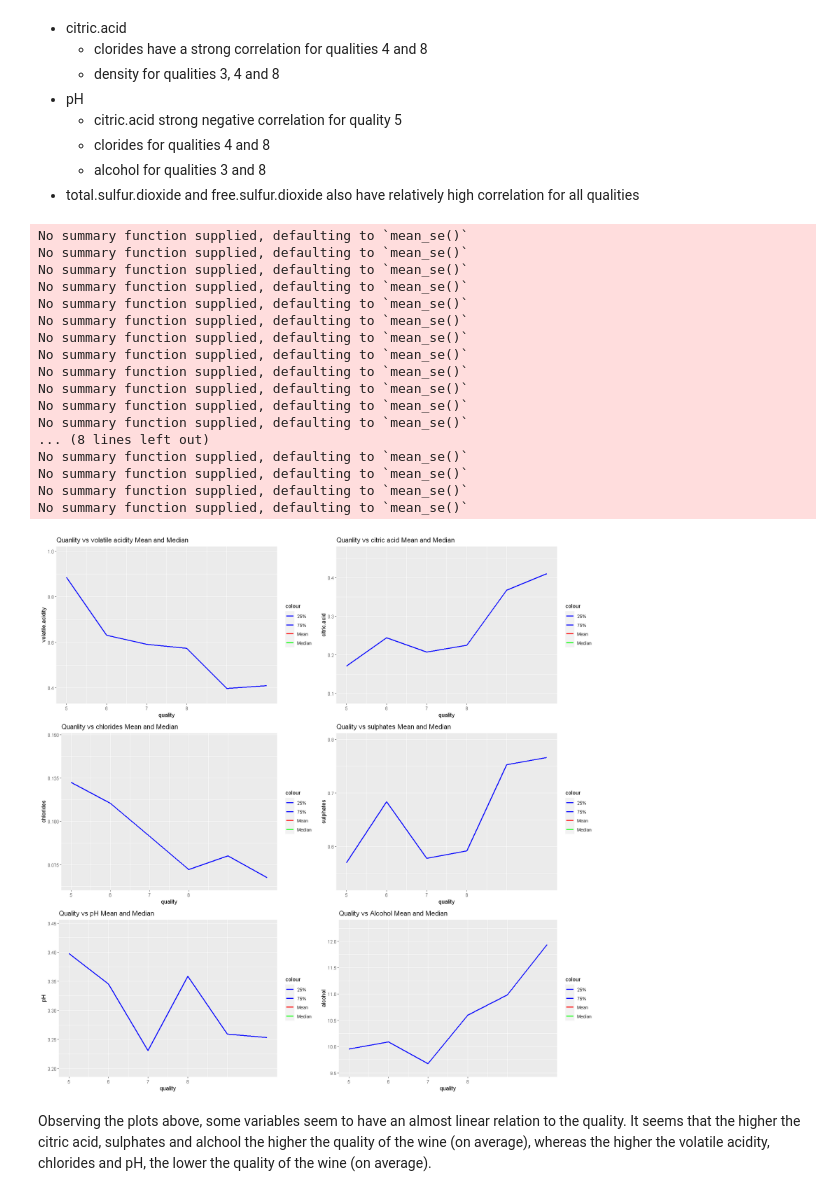
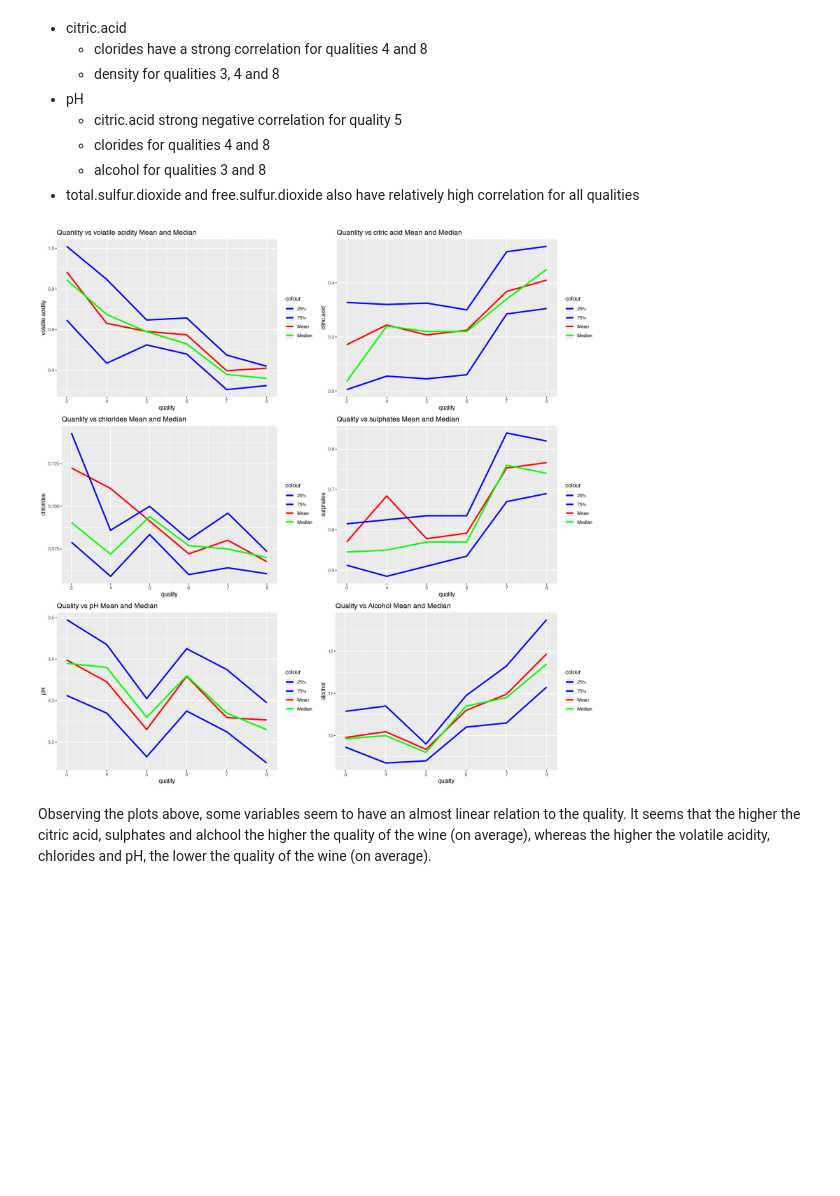
Before and after one commit to marianamonteiro07/redwinequality, a Jupyter notebook: EAD_2_FINAL.ipynb, the cells around one changed output. Cells and saved outputs as stored; diff of their text form; code cells hidden in the pictures; blank space fills up the shorter version.

```diff
--- a/EAD_2_FINAL.ipynb
+++ b/EAD_2_FINAL.ipynb
@@ -224,7 +254,6 @@ Some of the most notorious correlations are:
     - alcohol for qualities 3 and 8
 - total.sulfur.dioxide and free.sulfur.dioxide also have relatively high correlation for all qualities
 # %%
-options(warn=-1)
 options(repr.plot.width=15, repr.plot.height=15)
 p1 = ggplot(aes(y=volatile.acidity, x=quality), data=data)+
   geom_line(stat='summary', fun.y=mean, size=1, aes(color='Mean'))+
@@ -234,7 +263,7 @@ p1 = ggplot(aes(y=volatile.acidity, x=quality), data=data)+
             size=1, aes(color='25%'))+
   geom_line(stat='summary', fun.y=quantile, fun.args=list(probs=0.75),
             size=1, aes(color='75%'))+
-  scale_x_continuous(breaks = 1:6, label = 3:8)+
+  #scale_x_continuous(breaks = 1:6, label = 3:8)+
   scale_colour_manual(values = c("Mean"="red", "Median"="green",
                                  "25%"="blue", "75%"="blue")) +
   ggtitle("Quanlity vs volatile acidity Mean and Median")
@@ -246,7 +275,7 @@ p2 = ggplot(aes(y=citric.acid, x=quality), data=data)+
             size=1, aes(color='25%'))+
   geom_line(stat='summary', fun.y=quantile, fun.args=list(probs=0.75),
             size=1, aes(color='75%'))+
-  scale_x_continuous(breaks = 1:6, label = 3:8)+
+  #scale_x_continuous(breaks = 1:6, label = 3:8)+
   scale_colour_manual(values = c("Mean"="red", "Median"="green",
                                  "25%"="blue", "75%"="blue")) +
   ggtitle("Quanlity vs citric acid Mean and Median")
@@ -258,7 +287,7 @@ p3 = ggplot(aes(y=chlorides, x=quality), data=data)+
             size=1, aes(color='25%'))+
   geom_line(stat='summary', fun.y=quantile, fun.args=list(probs=0.75),
             size=1, aes(color='75%'))+
-  scale_x_continuous(breaks = 1:6, label = 3:8)+
+  #scale_x_continuous(breaks = 1:6, label = 3:8)+
   scale_colour_manual(values = c("Mean"="red", "Median"="green",
                                  "25%"="blue", "75%"="blue")) +
   ggtitle("Quanlity vs chlorides Mean and Median")
@@ -270,7 +299,7 @@ p4 = ggplot(aes(y=total.sulfur.dioxide, x=quality), data=data)+
             size=1, aes(color='25%'))+
   geom_line(stat='summary', fun.y=quantile, fun.args=list(probs=0.75),
             size=1, aes(color='75%'))+
-  scale_x_continuous(breaks = 1:6, label = 3:8)+
+  #scale_x_continuous(breaks = 1:6, label = 3:8)+
   scale_colour_manual(values = c("Mean"="red", "Median"="green",
                                  "25%"="blue", "75%"="blue")) +
   ggtitle("Quality vs total sulfur dioxide Mean and Median")
@@ -282,7 +311,7 @@ p5 = ggplot(aes(y=sulphates, x=quality), data=data)+
             size=1, aes(color='25%'))+
   geom_line(stat='summary', fun.y=quantile, fun.args=list(probs=0.75),
             size=1, aes(color='75%'))+
-  scale_x_continuous(breaks = 1:6, label = 3:8)+
+  #scale_x_continuous(breaks = 1:6, label = 3:8)+
   scale_colour_manual(values = c("Mean"="red", "Median"="green",
                                  "25%"="blue", "75%"="blue")) +
   ggtitle("Quality vs sulphates Mean and Median")
@@ -294,54 +323,37 @@ p6 = ggplot(aes(y=pH, x=quality), data=data)+
             size=1, aes(color='25%'))+
   geom_line(stat='summary', fun.y=quantile, fun.args=list(probs=0.75),
             size=1, aes(color='75%'))+
-  scale_x_continuous(breaks = 1:6, label = 3:8)+
+  #scale_x_continuous(breaks = 1:6, label = 3:8)+
   scale_colour_manual(values = c("Mean"="red", "Median"="green",
                                  "25%"="blue", "75%"="blue")) +
   ggtitle("Quality vs pH Mean and Median")
 p7 = ggplot(aes(y=alcohol, x=quality), data=data)+
   geom_line(stat='summary', fun.y=mean, size=1, aes(color='Mean'))+
   geom_line(stat='summary', fun.y=quantile, fun.args=list(probs=0.5),
             size=1, aes(color='Median'))+
   geom_line(stat='summary', fun.y=quantile, fun.args=list(probs=0.25),
             size=1, aes(color='25%'))+
   geom_line(stat='summary', fun.y=quantile, fun.args=list(probs=0.75),
             size=1, aes(color='75%'))+
-  scale_x_continuous(breaks = 1:6, label = 3:8)+
+  #scale_x_continuous(breaks = 1:6, label = 3:8)+
   scale_colour_manual(values = c("Mean"="red", "Median"="green",
                                  "25%"="blue", "75%"="blue")) +
   ggtitle("Quality vs Alcohol Mean and Median")
 p8 = ggplot(aes(y=density, x=quality), data=data)+
   geom_line(stat='summary', fun.y=mean, size=1, aes(color='Mean'))+
   geom_line(stat='summary', fun.y=quantile, fun.args=list(probs=0.5),
             size=1, aes(color='Median'))+
   geom_line(stat='summary', fun.y=quantile, fun.args=list(probs=0.25),
             size=1, aes(color='25%'))+
   geom_line(stat='summary', fun.y=quantile, fun.args=list(probs=0.75),
             size=1, aes(color='75%'))+
-  scale_x_continuous(breaks = 1:6, label = 3:8)+
+  #scale_x_continuous(breaks = 1:6, label = 3:8)+
   scale_colour_manual(values = c("Mean"="red", "Median"="green",
                                  "25%"="blue", "75%"="blue")) +
   ggtitle("Density vs Quality")
 #grid.arrange(p4,p1,p2,p3,p5,p6,p7,p8,ncol=2)
 grid.arrange(p1,p2,p3,p5,p6,p7,ncol=2)
 # %% [output]
-No summary function supplied, defaulting to `mean_se()`
-No summary function supplied, defaulting to `mean_se()`
-No summary function supplied, defaulting to `mean_se()`
-No summary function supplied, defaulting to `mean_se()`
-No summary function supplied, defaulting to `mean_se()`
-No summary function supplied, defaulting to `mean_se()`
-No summary function supplied, defaulting to `mean_se()`
-No summary function supplied, defaulting to `mean_se()`
-No summary function supplied, defaulting to `mean_se()`
-No summary function supplied, defaulting to `mean_se()`
-No summary function supplied, defaulting to `mean_se()`
-No summary function supplied, defaulting to `mean_se()`
-... (8 lines left out)
-No summary function supplied, defaulting to `mean_se()`
-No summary function supplied, defaulting to `mean_se()`
-No summary function supplied, defaulting to `mean_se()`
-No summary function supplied, defaulting to `mean_se()`
-[figure, old version]
+[figure, new version]
 # %% [markdown]
 Observing the plots above, some variables seem to have an almost linear relation to the quality. It seems that the higher the citric acid, sulphates and alchool the higher the quality of the wine (on average), whereas the higher the volatile acidity, chlorides and pH, the lower the quality of the wine (on average).
```
Also changed, not shown: parts of 20 cells of this notebook.
